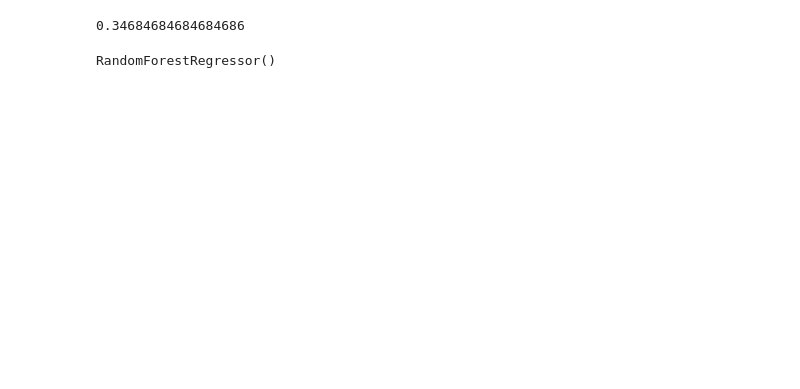
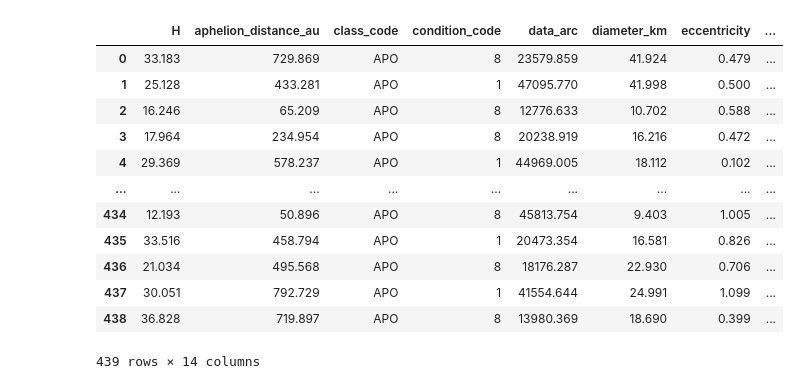
Before and after one commit to HzeroD/near_earth_asteroid_predictor, a Jupyter notebook: notebooks/monitoring.ipynb, the cells around one changed output. Saved outputs shown, nothing was run; the diff lists cells and outputs as text; code cells hidden in the pictures; blank space fills up the shorter version.

```diff
--- a/notebooks/monitoring.ipynb
+++ b/notebooks/monitoring.ipynb
@@ -121 +90,63 @@ print(pha_cur)
+# %%
+reference_moid = load_pkl_from_gcs(
+    project_id=project_id,
+    bucket_name=bucket_name,
+    blob_name="artifacts/X_train_moid.pkl"
+)
+
+reference_moid.head()
+
+y_train_moid = load_pkl_from_gcs(
+    project_id=project_id,
+    bucket_name=bucket_name,
+    blob_name="artifacts/y_train_moid.pkl"
+)
+
+
+query_moid = f"""
+    SELECT
+        timestamp,
+        model_name,
+        model_version,
+        endpoint,
+        features,
+        status,
+        latency_ms,
+        prediction,
+        error
+    FROM `{project_id}.{DATASET}.inference_events_moid`
+    WHERE model_name=@model_name
+    AND status = 'success'
+    AND timestamp >= TIMESTAMP_SUB(CURRENT_TIMESTAMP(), INTERVAL @lookback_hours HOUR)
+    ORDER BY timestamp DESC;
+
+"""
+
+job_config_moid = bigquery.QueryJobConfig(
+    query_parameters = [
+        bigquery.ScalarQueryParameter("model_name", "STRING", "moid"),
+        bigquery.ScalarQueryParameter("lookback_hours", "INT64", 24*15)
+    ]
+)
+
+query_job_moid = client.query(query_moid, job_config_moid)
+
+current_moid = query_job_moid.to_dataframe()
+current_moid_target = current_moid['prediction']
+current_moid = pd.json_normalize(current_moid['features'].apply(parse_json_values))
+current_moid
+# %% [output]
+|  | H | aphelion_distance_au | class_code | condition_code | data_arc | diameter_km | eccentricity | ... |
+| 0 | 33.183 | 729.869 | APO | 8 | 23579.859 | 41.924 | 0.479 | ... |
+| 1 | 25.128 | 433.281 | APO | 1 | 47095.770 | 41.998 | 0.500 | ... |
+| 2 | 16.246 | 65.209 | APO | 8 | 12776.633 | 10.702 | 0.588 | ... |
+| 3 | 17.964 | 234.954 | APO | 8 | 20238.919 | 16.216 | 0.472 | ... |
+| 4 | 29.369 | 578.237 | APO | 1 | 44969.005 | 18.112 | 0.102 | ... |
+| ... | ... | ... | ... | ... | ... | ... | ... | ... |
+| 434 | 12.193 | 50.896 | APO | 8 | 45813.754 | 9.403 | 1.005 | ... |
+| 435 | 33.516 | 458.794 | APO | 1 | 20473.354 | 16.581 | 0.826 | ... |
+| 436 | 21.034 | 495.568 | APO | 8 | 18176.287 | 22.930 | 0.706 | ... |
+| 437 | 30.051 | 792.729 | APO | 1 | 41554.644 | 24.991 | 1.099 | ... |
+| 438 | 36.828 | 719.897 | APO | 8 | 13980.369 | 18.690 | 0.399 | ... |
+439 rows × 14 columns
 # %%
@@ -127,7 +158,3 @@ categorical_columns_moid = moid_ref.select_dtypes(include=['str', 'category']).c
-# %%
-77/222
-# %% [output]
-0.34684684684684686
 # %%
 import zipfile
 import io
@@ -143,9 +171,0 @@ from evidently.legacy.report import Report
-# %%
-
-classifier = model_pha
-classifier.fit(columntransformer_pha.transform(pha_ref[numerical_columns_pha + categorical_columns_pha]), y_train)
-
-regressor_moid = model_moid
-regressor_moid.fit(columntransformer_moid.transform(moid_ref[numerical_columns_moid + categorical_columns_moid]), moid_ref[moid_target])
-# %% [output]
-RandomForestRegressor()
```
Also changed, not shown: parts of 25 cells of this notebook, 23 other files.
